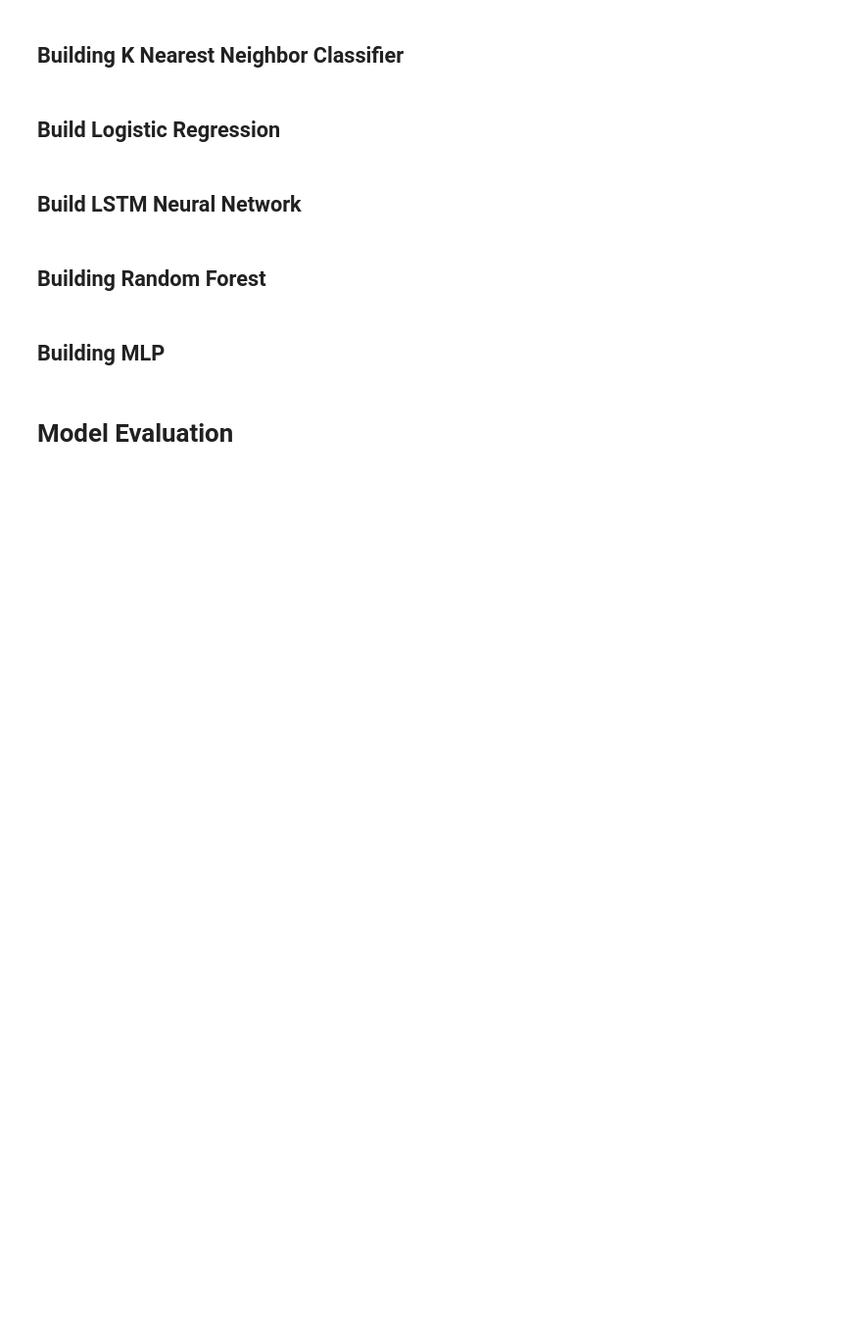
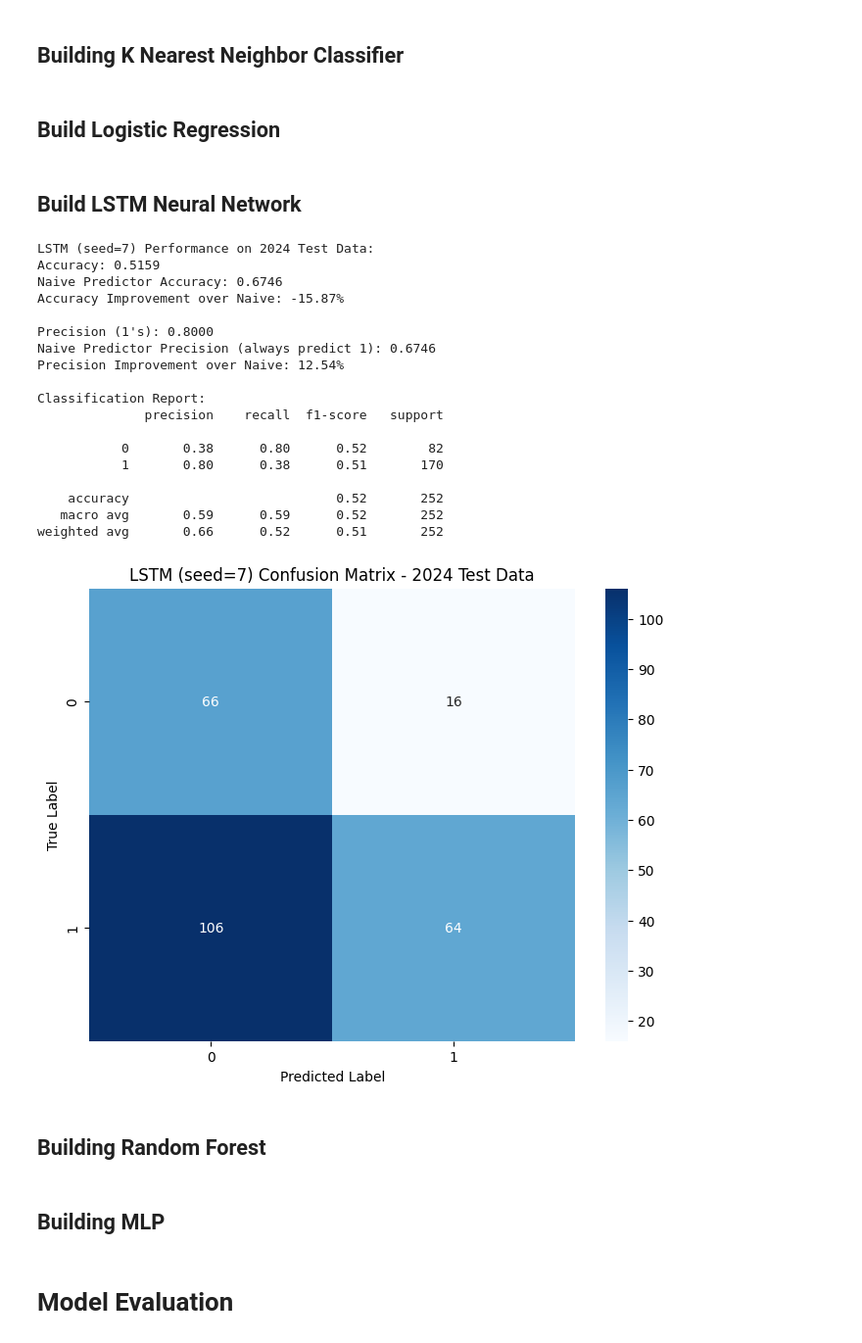
Before and after one commit to jacobmillerforever/ECON_506, a Jupyter notebook: 506_Final_Project.ipynb, the cells around one changed output. Shown at 98% size. Drawn from its saved outputs; the diff is of its cells as text; code cells hidden in the pictures; blank space fills up the shorter version.

Commit message:
Seed search update

```diff
--- a/506_Final_Project.ipynb
+++ b/506_Final_Project.ipynb
@@ -1653 +1643,23 @@ def reset_seeds(seed: int = 42) -> None:
+# %%
+lstm_results = evaluate_model(y_test, y_pred, f'LSTM (seed={best_seed})')
+# %% [output]
+LSTM (seed=7) Performance on 2024 Test Data:
+Accuracy: 0.5159
+Naive Predictor Accuracy: 0.6746
+Accuracy Improvement over Naive: -15.87%
+
+Precision (1's): 0.8000
+Naive Predictor Precision (always predict 1): 0.6746
+Precision Improvement over Naive: 12.54%
+
+Classification Report:
+              precision    recall  f1-score   support
+
+           0       0.38      0.80      0.52        82
+           1       0.80      0.38      0.51       170
+
+    accuracy                           0.52       252
+   macro avg       0.59      0.59      0.52       252
+weighted avg       0.66      0.52      0.51       252
+[figure, added]
 # %%
```
Also changed, not shown: parts of 8 cells of this notebook.
